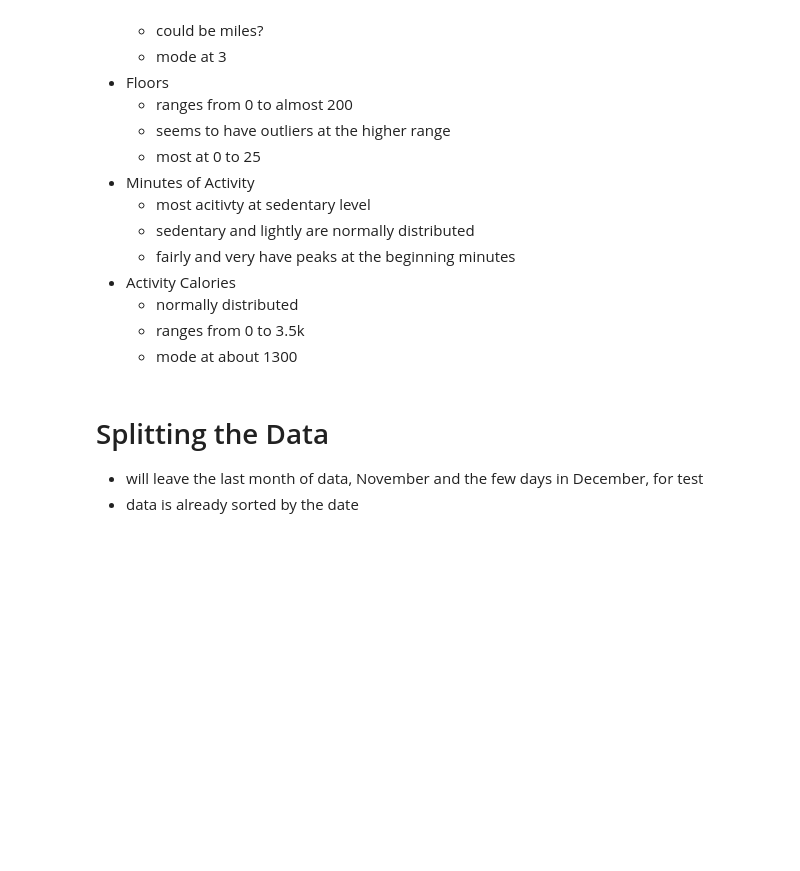
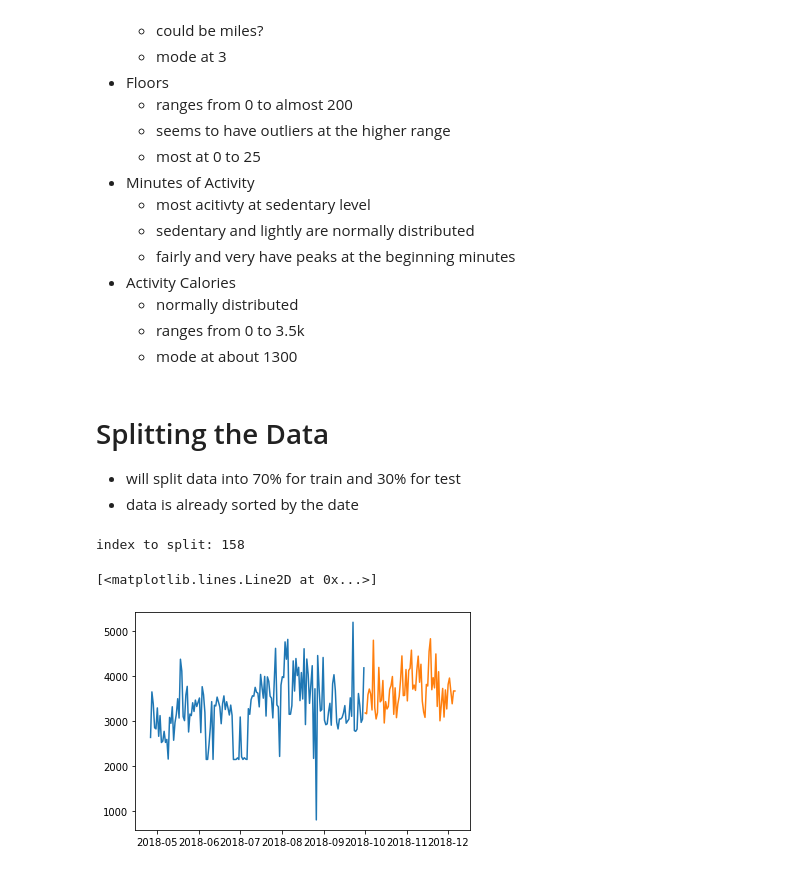
Before and after one commit to ThompsonBethany01/Its-About-Time-Series, a Jupyter notebook: Data_Summary.ipynb, the cells around one changed output. Saved outputs shown, nothing was run; the diff lists cells and outputs as text; code cells hidden in the pictures; blank space fills up the shorter version.

```diff
--- a/Data_Summary.ipynb
+++ b/Data_Summary.ipynb
@@ -123,5 +123,22 @@ Text(0, 0.5, 'Count')
     - mode at about 1300
 # %% [markdown]
 # Splitting the Data
-- will leave the last month of data, November and the few days in December, for test
+- will split data into 70% for train and 30% for test
 - data is already sorted by the date
+# %%
+# determining index for splitting the data
+train_size = .70
+n = df.shape[0]
+test_start_index = round(train_size * n)
+print('index to split:',test_start_index)
+# %% [output]
+index to split: 158
+# %%
+train = df[:test_start_index] # everything up (not including) to the test_start_index
+test = df[test_start_index:] # everything from the test_start_index to the end
+# %%
+plt.plot(train.index, train.cals_burned)
+plt.plot(test.index, test.cals_burned)
+# %% [output]
+[<matplotlib.lines.Line2D at 0x...>]
+[figure, added]
```
Also changed, not shown: parts of 1 cell of this notebook, 1 other file.
